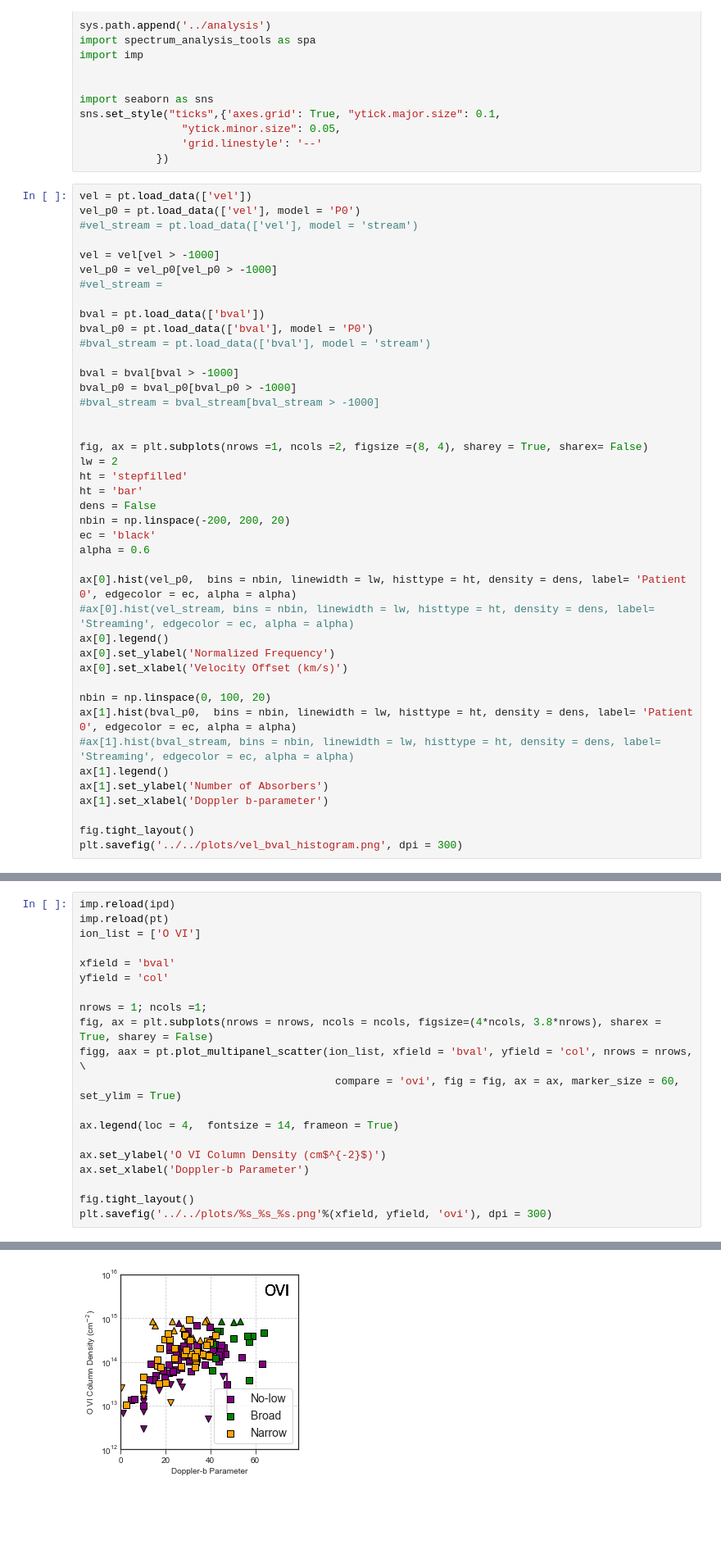
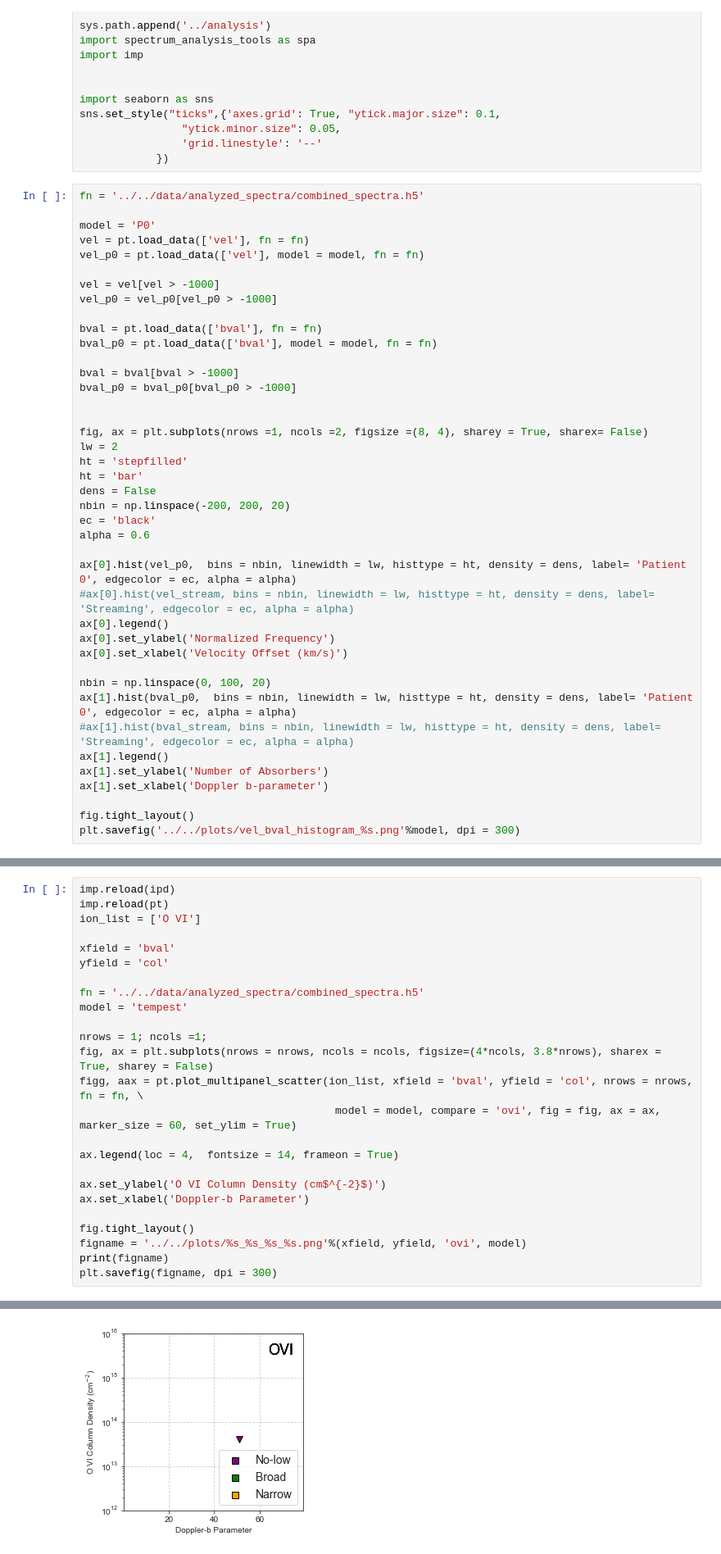
Before and after one commit to ibutsky/synthetic_spectra, a Jupyter notebook: scripts/plotting/plots.ipynb, the cells around one changed output, grey strips where cells are left out. Shown at 82% size. Saved outputs shown, nothing was run; the diff lists cells and outputs as text; blank space fills up the shorter version.

Commit message:
incorporating joe's new data

```diff
--- a/scripts/plotting/plots.ipynb
+++ b/scripts/plotting/plots.ipynb
@@ -24,21 +24,20 @@ sns.set_style("ticks",{'axes.grid': True, "ytick.major.size": 0.1,
                 'grid.linestyle': '--'
             })
 # %%
-vel = pt.load_data(['vel'])
-vel_p0 = pt.load_data(['vel'], model = 'P0')
-#vel_stream = pt.load_data(['vel'], model = 'stream')
+fn = '../../data/analyzed_spectra/combined_spectra.h5'
+
+model = 'P0'
+vel = pt.load_data(['vel'], fn = fn)
+vel_p0 = pt.load_data(['vel'], model = model, fn = fn)
 
 vel = vel[vel > -1000]
 vel_p0 = vel_p0[vel_p0 > -1000]
-#vel_stream =
 
-bval = pt.load_data(['bval'])
-bval_p0 = pt.load_data(['bval'], model = 'P0')
-#bval_stream = pt.load_data(['bval'], model = 'stream')
+bval = pt.load_data(['bval'], fn = fn)
+bval_p0 = pt.load_data(['bval'], model = model, fn = fn)
 
 bval = bval[bval > -1000]
 bval_p0 = bval_p0[bval_p0 > -1000]
-#bval_stream = bval_stream[bval_stream > -1000]
 
 
 fig, ax = plt.subplots(nrows =1, ncols =2, figsize =(8, 4), sharey = True, sharex= False)
@@ -64,5 +63,5 @@ ax[1].set_ylabel('Number of Absorbers')
 ax[1].set_xlabel('Doppler b-parameter')
 
 fig.tight_layout()
-plt.savefig('../../plots/vel_bval_histogram.png', dpi = 300)
+plt.savefig('../../plots/vel_bval_histogram_%s.png'%model, dpi = 300)
 # %% [output]
@@ -97,10 +96,13 @@ ion_list = ['O VI']
 xfield = 'bval'
 yfield = 'col'
 
+fn = '../../data/analyzed_spectra/combined_spectra.h5'
+model = 'tempest'
+
 nrows = 1; ncols =1;
 fig, ax = plt.subplots(nrows = nrows, ncols = ncols, figsize=(4*ncols, 3.8*nrows), sharex = True, sharey = False)
-figg, aax = pt.plot_multipanel_scatter(ion_list, xfield = 'bval', yfield = 'col', nrows = nrows, \
-                                        compare = 'ovi', fig = fig, ax = ax, marker_size = 60, set_ylim = True)
+figg, aax = pt.plot_multipanel_scatter(ion_list, xfield = 'bval', yfield = 'col', nrows = nrows, fn = fn, \
+                                        model = model, compare = 'ovi', fig = fig, ax = ax, marker_size = 60, set_ylim = True)
 
 ax.legend(loc = 4,  fontsize = 14, frameon = True)
 
@@ -108,5 +110,7 @@ ax.set_ylabel('O VI Column Density (cm$^{-2}$)')
 ax.set_xlabel('Doppler-b Parameter')
 
 fig.tight_layout()
-plt.savefig('../../plots/%s_%s_%s.png'%(xfield, yfield, 'ovi'), dpi = 300)
+figname = '../../plots/%s_%s_%s_%s.png'%(xfield, yfield, 'ovi', model)
+print(figname)
+plt.savefig(figname, dpi = 300)
 # %% [output]
@@ -113,4 +118,4 @@ plt.savefig('../../plots/%s_%s_%s.png'%(xfield, yfield, 'ovi'), dpi = 300)
-[figure, old version]
+[figure, new version]
 # %%
 imp.reload(ipd)
 imp.reload(pt)
```
Also changed, not shown: parts of 4 cells of this notebook, 5 other files.
